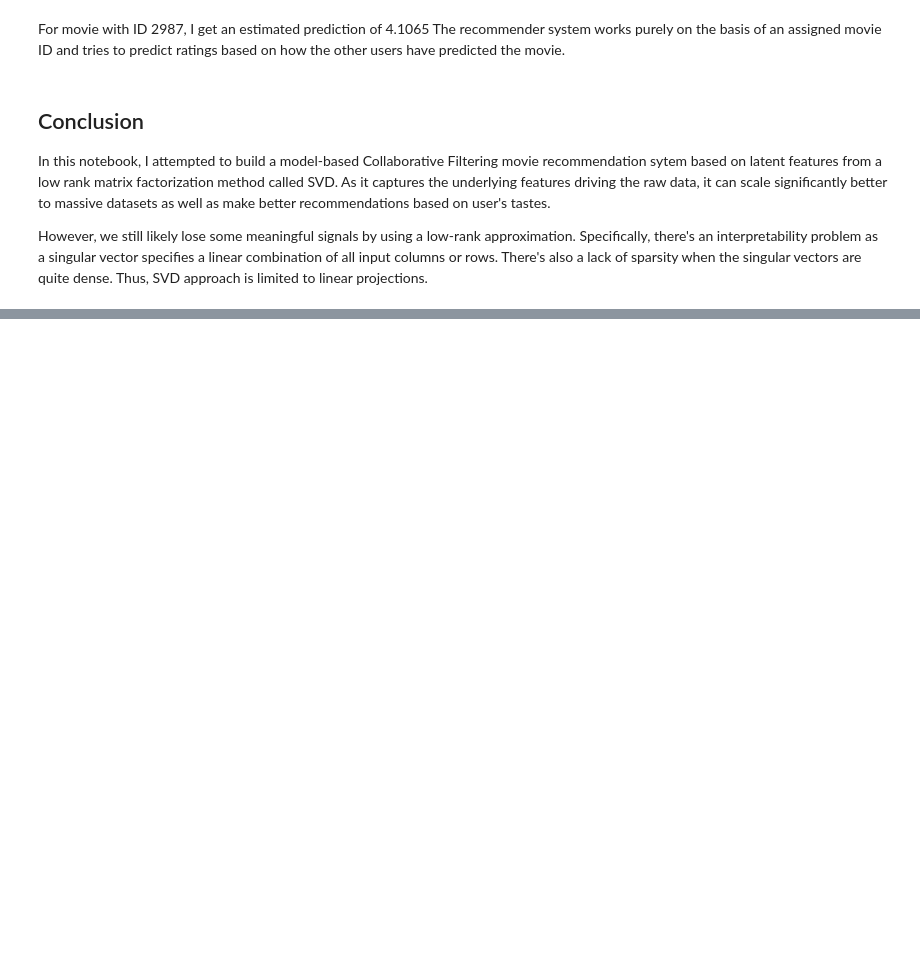
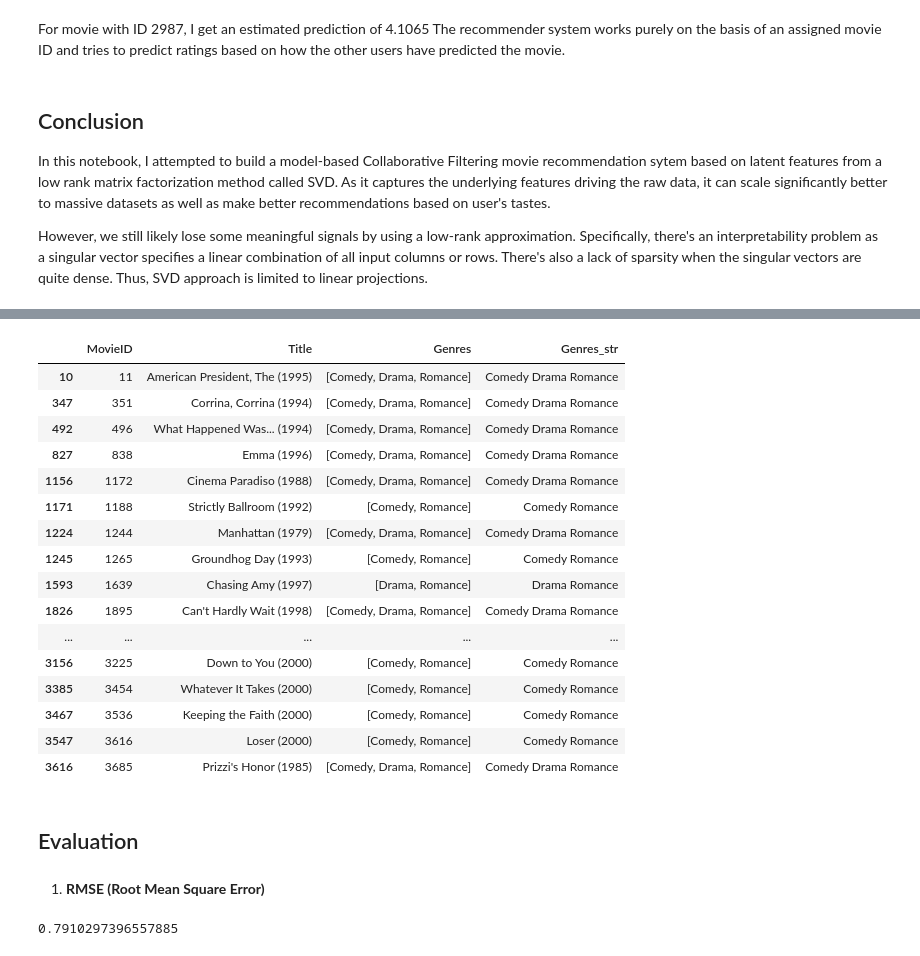
Before and after one commit to MuhammadUmerKhan/RecoVista-AI-Powered-Recommendation-Engine, a Jupyter notebook: ipynb's/Hybrid Recommendation System/hybrid_recommender_.ipynb, the cells around one changed output, grey strips where cells are left out. Drawn from its saved outputs; the diff is of its cells as text; code cells hidden in the pictures; blank space fills up the shorter version.

```diff
--- a/ipynb's/Hybrid Recommendation System/hybrid_recommender_.ipynb
+++ b/ipynb's/Hybrid Recommendation System/hybrid_recommender_.ipynb
@@ -577,0 +742,24 @@ However, we still likely lose some meaningful signals by using a low-rank approx
+# %%
+hybrid_recommendation(222, preds, cosine_matrix, ratings, movies, alpha=0.5, beta=0.5, top_n = 20)
+# %% [output]
+|  | MovieID | Title | Genres | Genres_str |
+| 10 | 11 | American President, The (1995) | [Comedy, Drama, Romance] | Comedy Drama Romance |
+| 347 | 351 | Corrina, Corrina (1994) | [Comedy, Drama, Romance] | Comedy Drama Romance |
+| 492 | 496 | What Happened Was... (1994) | [Comedy, Drama, Romance] | Comedy Drama Romance |
+| 827 | 838 | Emma (1996) | [Comedy, Drama, Romance] | Comedy Drama Romance |
+| 1156 | 1172 | Cinema Paradiso (1988) | [Comedy, Drama, Romance] | Comedy Drama Romance |
+| 1171 | 1188 | Strictly Ballroom (1992) | [Comedy, Romance] | Comedy Romance |
+| 1224 | 1244 | Manhattan (1979) | [Comedy, Drama, Romance] | Comedy Drama Romance |
+| 1245 | 1265 | Groundhog Day (1993) | [Comedy, Romance] | Comedy Romance |
+| 1593 | 1639 | Chasing Amy (1997) | [Drama, Romance] | Drama Romance |
+| 1826 | 1895 | Can't Hardly Wait (1998) | [Comedy, Drama, Romance] | Comedy Drama Romance |
+| ... | ... | ... | ... | ... |
+| 3156 | 3225 | Down to You (2000) | [Comedy, Romance] | Comedy Romance |
+| 3385 | 3454 | Whatever It Takes (2000) | [Comedy, Romance] | Comedy Romance |
+| 3467 | 3536 | Keeping the Faith (2000) | [Comedy, Romance] | Comedy Romance |
+| 3547 | 3616 | Loser (2000) | [Comedy, Romance] | Comedy Romance |
+| 3616 | 3685 | Prizzi's Honor (1985) | [Comedy, Drama, Romance] | Comedy Drama Romance |
+# %% [markdown]
+## Evaluation
+# %% [markdown]
+1. **RMSE (Root Mean Square Error)**
@@ -577,0 +768,11 @@ However, we still likely lose some meaningful signals by using a low-rank approx
+# %%
+common_movie_indices = np.intersect1d(actual_ratings.columns, hybrid_predictions.columns)
+actual_ratings = actual_ratings[common_movie_indices].fillna(0)
+hybrid_predictions = hybrid_predictions[common_movie_indices].fillna(0)
+
+actual_flat = actual_ratings.to_numpy().flatten()
+predicted_flat = hybrid_predictions.to_numpy().flatten()
+
+np.sqrt(mean_squared_error(actual_flat, predicted_flat))
+# %% [output]
+0.7910297396557885
```
Also changed, not shown: parts of 43 cells of this notebook, 2 other files.
